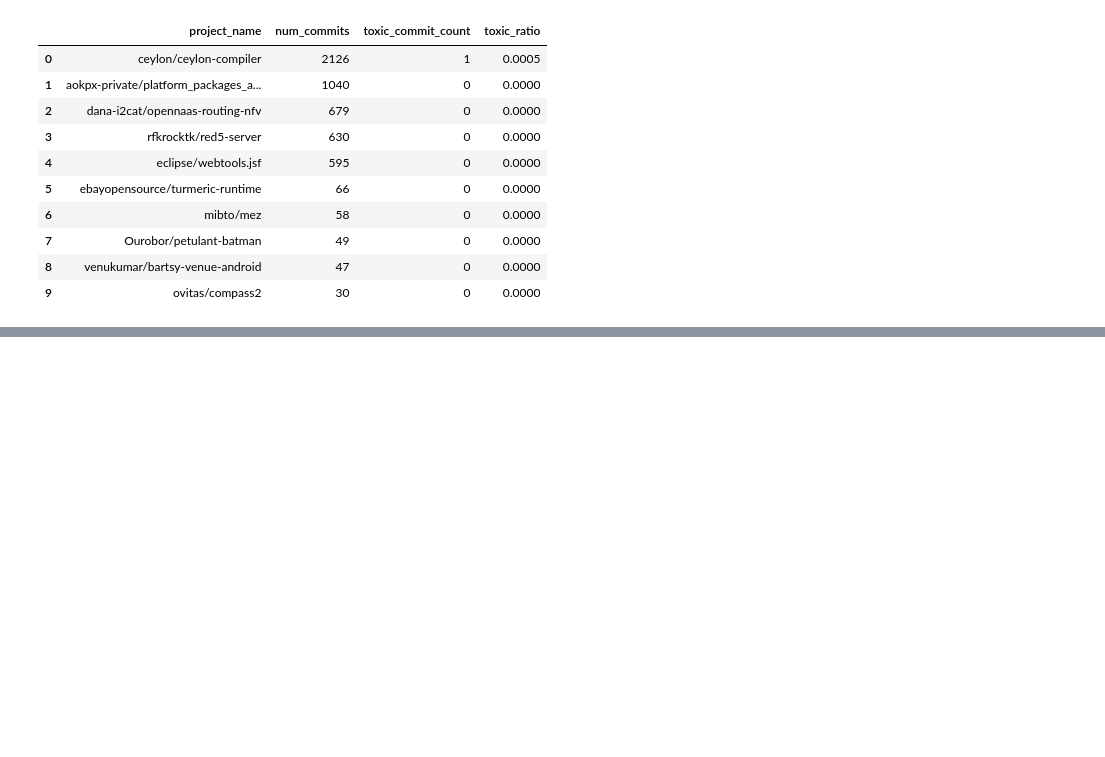
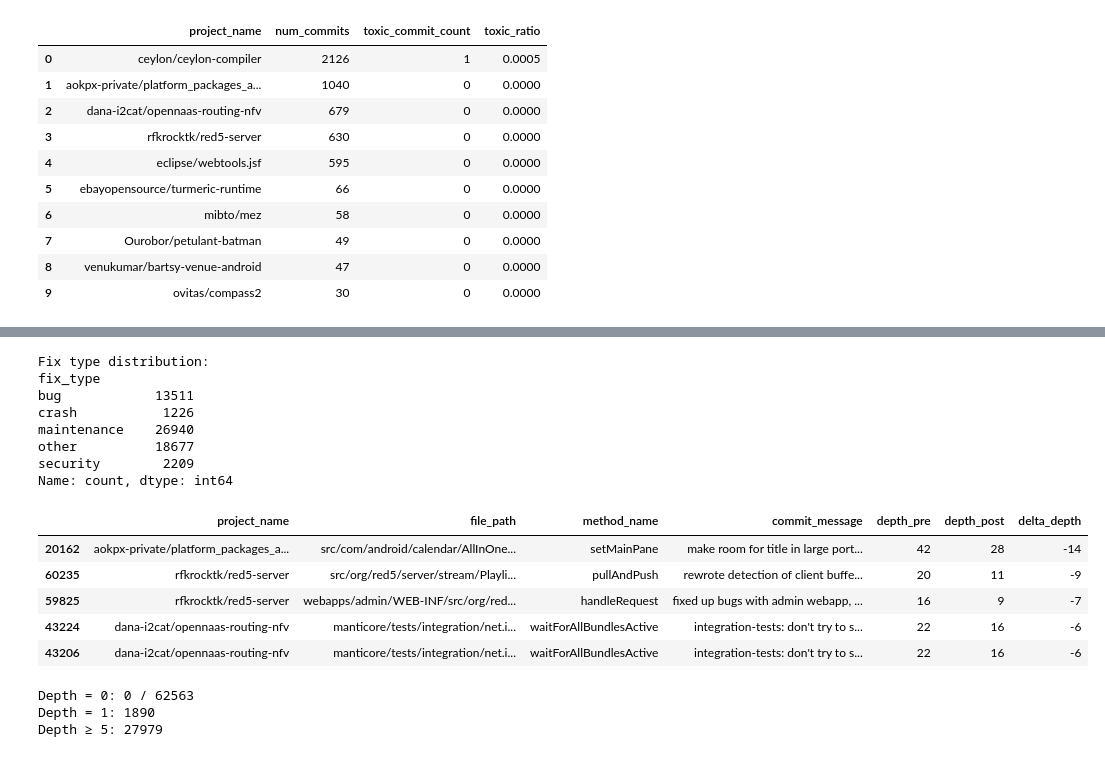
Before and after one commit to akib1689/phd-recruitment-task, a Jupyter notebook: notebooks/research_task_1.ipynb, the cells around one changed output, grey strips where cells are left out. Saved outputs shown, nothing was run; the diff lists cells and outputs as text; code cells hidden in the pictures; blank space fills up the shorter version.

```diff
--- a/notebooks/research_task_1.ipynb
+++ b/notebooks/research_task_1.ipynb
@@ -312,0 +424,60 @@ Filtered to 570691 rows (5320 unique commits) from top 10 projects
+# %%
+from utils.cfg_utils import dot_to_graph, get_depth, count_nodes_edges
+
+from tqdm import tqdm
+tqdm.pandas()
+
+changes['G_pre'] = changes['cfg_pre'].progress_apply(dot_to_graph)
+changes['G_post'] = changes['cfg_post'].progress_apply(dot_to_graph)
+
+
+changes['nodes_pre'], changes['edges_pre'] = zip(*changes['G_pre'].apply(count_nodes_edges))
+changes['depth_pre'] = changes['G_pre'].apply(get_depth)
+
+changes['nodes_post'], changes['edges_post'] = zip(*changes['G_post'].apply(count_nodes_edges))
+changes['depth_post'] = changes['G_post'].apply(get_depth)
+
+changes['delta_depth'] = changes['depth_post'] - changes['depth_pre']
+# %%
+# Ensure commit_message is string (handle NaNs)
+changes['commit_message'] = changes['commit_message'].fillna("").astype(str)
+
+from utils.classifier import classify_fix_type
+
+# Apply
+changes['fix_type'] = changes['commit_message'].apply(classify_fix_type)
+changes['is_fix'] = changes['fix_type'] != "other"
+# %%
+# Quick sanity check
+print("Fix type distribution:")
+print(changes['fix_type'].value_counts().sort_index())
+
+# Example: top 5 security-fixing commits with largest depth reduction
+(
+    changes[changes['fix_type'] == 'security']
+    .sort_values('delta_depth')
+    .head(5)[['project_name', 'file_path', 'method_name', 'commit_message', 'depth_pre', 'depth_post', 'delta_depth']]
+)
+# %% [output]
+Fix type distribution:
+fix_type
+bug            13511
+crash           1226
+maintenance    26940
+other          18677
+security        2209
+Name: count, dtype: int64
+|  | project_name | file_path | method_name | commit_message | depth_pre | depth_post | delta_depth |
+| 20162 | aokpx-private/platform_packages_a... | src/com/android/calendar/AllInOne... | setMainPane | make room for title in large port... | 42 | 28 | -14 |
+| 60235 | rfkrocktk/red5-server | src/org/red5/server/stream/Playli... | pullAndPush | rewrote detection of client buffe... | 20 | 11 | -9 |
+| 59825 | rfkrocktk/red5-server | webapps/admin/WEB-INF/src/org/red... | handleRequest | fixed up bugs with admin webapp, ... | 16 | 9 | -7 |
+| 43224 | dana-i2cat/opennaas-routing-nfv | manticore/tests/integration/net.i... | waitForAllBundlesActive | integration-tests: don't try to s... | 22 | 16 | -6 |
+| 43206 | dana-i2cat/opennaas-routing-nfv | manticore/tests/integration/net.i... | waitForAllBundlesActive | integration-tests: don't try to s... | 22 | 16 | -6 |
+# %%
+print("Depth = 0:", (changes['depth_pre'] == 0).sum(), "/", len(changes))
+print("Depth = 1:", (changes['depth_pre'] == 1).sum())
+print("Depth ≥ 5:", (changes['depth_pre'] >= 5).sum())
+# %% [output]
+Depth = 0: 0 / 62563
+Depth = 1: 1890
+Depth ≥ 5: 27979
```
Also changed, not shown: parts of 9 cells of this notebook, 2 other files.
